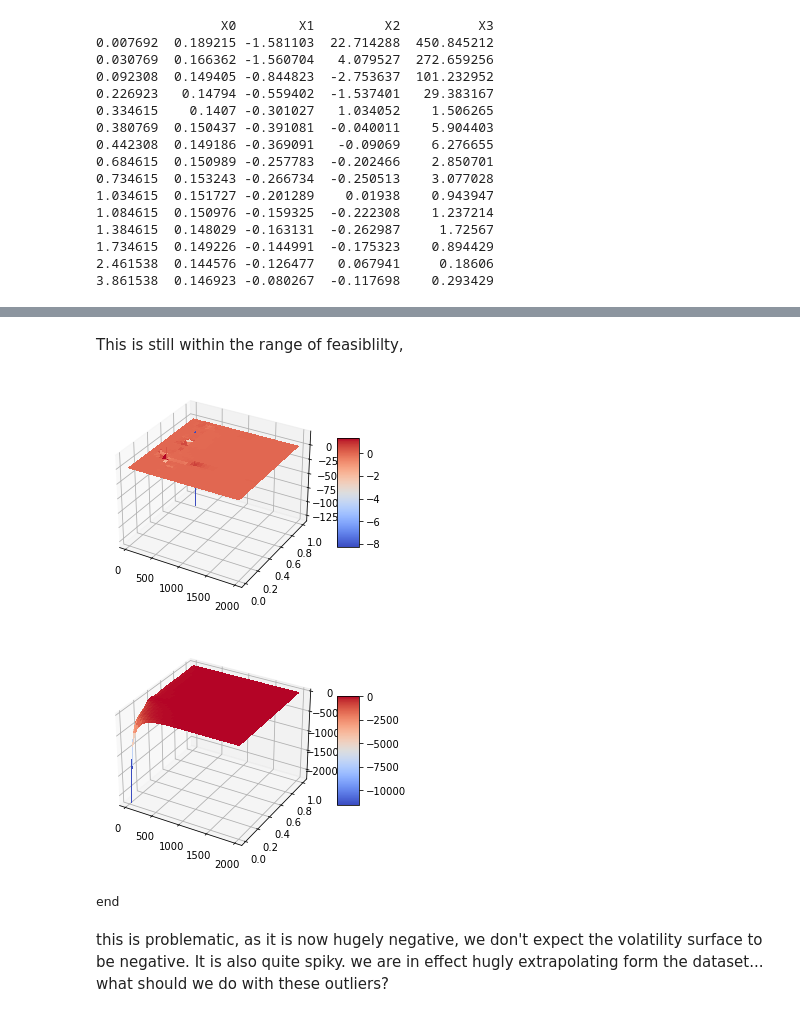
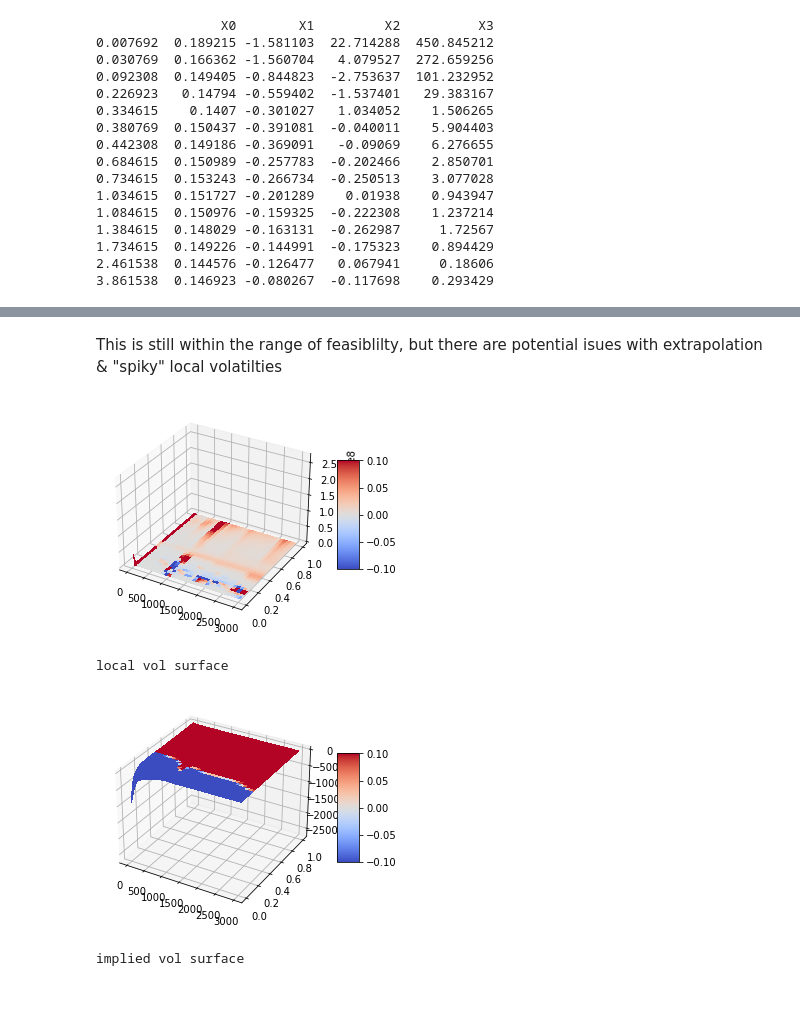
Before and after one commit to Toby3220/FC, a Jupyter notebook: HW4/FCHW4.ipynb, the cells around one changed output, grey strips where cells are left out. Saved outputs shown, nothing was run; the diff lists cells and outputs as text; code cells hidden in the pictures.

```diff
--- a/HW4/FCHW4.ipynb
+++ b/HW4/FCHW4.ipynb
@@ -134,18 +161,20 @@ VLS.plot_surface(t_prices,t_times, vol_surface.export_surface(local_vol = False)
 # %% [markdown]
-This is still within the range of feasiblilty,
+This is still within the range of feasiblilty, but  there are potential isues with extrapolation & "spiky" local volatilties
-# %%
-model_times  = np.arange(3/260,1+1/260,(1/260))
-model_prices = np.arange(30,2000,30)
-
-vol_surface.gen_local_vol_surface(model_prices,model_times,True)
-local_surf = vol_surface.export_surface()
-imp_surf = vol_surface.export_surface(False)
-VLS.plot_surface(model_prices,model_times,local_surf)
-VLS.plot_surface(model_prices,model_times,imp_surf)
-print("end")
-# %% [output]
-[figure, removed]
-[figure, removed]
-end
-# %% [markdown]
-this is problematic, as it is now hugely negative, we don't expect the  volatility surface to be negative. It is also quite spiky. we are in effect hugly extrapolating form the dataset... what should we do with these outliers?
+# %%
+jmax,imax,maturity,strike,riskFree,dprice,type,Sko,q=hw2.readfile('ifd_call.xlsx')
+dtime = maturity/imax
+
+model_prices = np.arange(0,(jmax+1)*dprice, dprice).round(0)
+model_times = np.arange(0,(imax+1)*dtime,dtime).round(2)
+vol_surface.gen_local_vol_surface(model_prices,model_times,True)
+VolData = vol_surface.export_surface('local')
+ImpVol = vol_surface.export_surface('implied')
+VLS.plot_surface(model_prices,model_times,VolData)
+print("local vol surface")
+VLS.plot_surface(model_prices,model_times,ImpVol)
+print("implied vol surface")
+# %% [output]
+[figure, added]
+local vol surface
+[figure, added]
+implied vol surface
```
Also changed, not shown: parts of 13 cells of this notebook, 8 other files.
